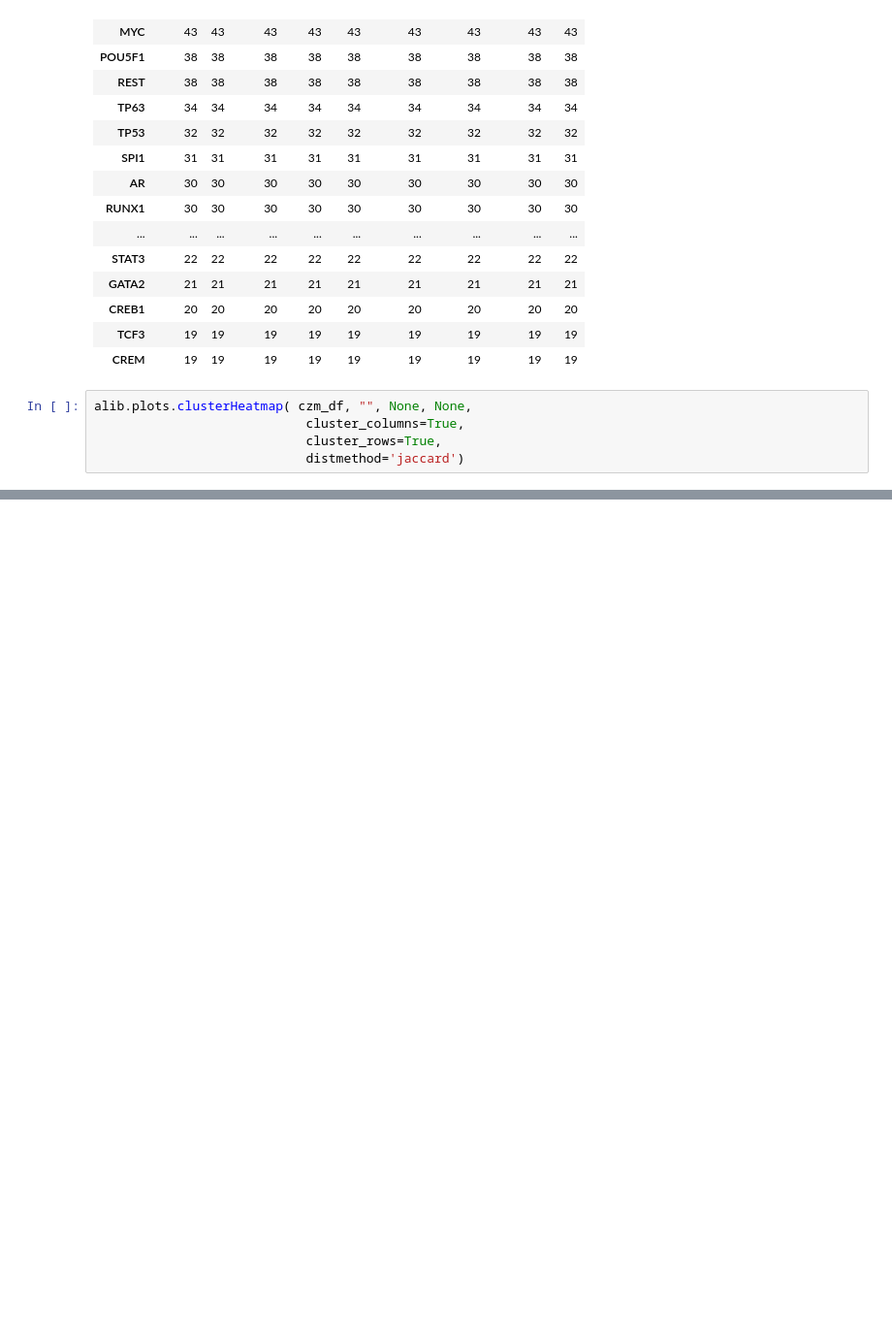
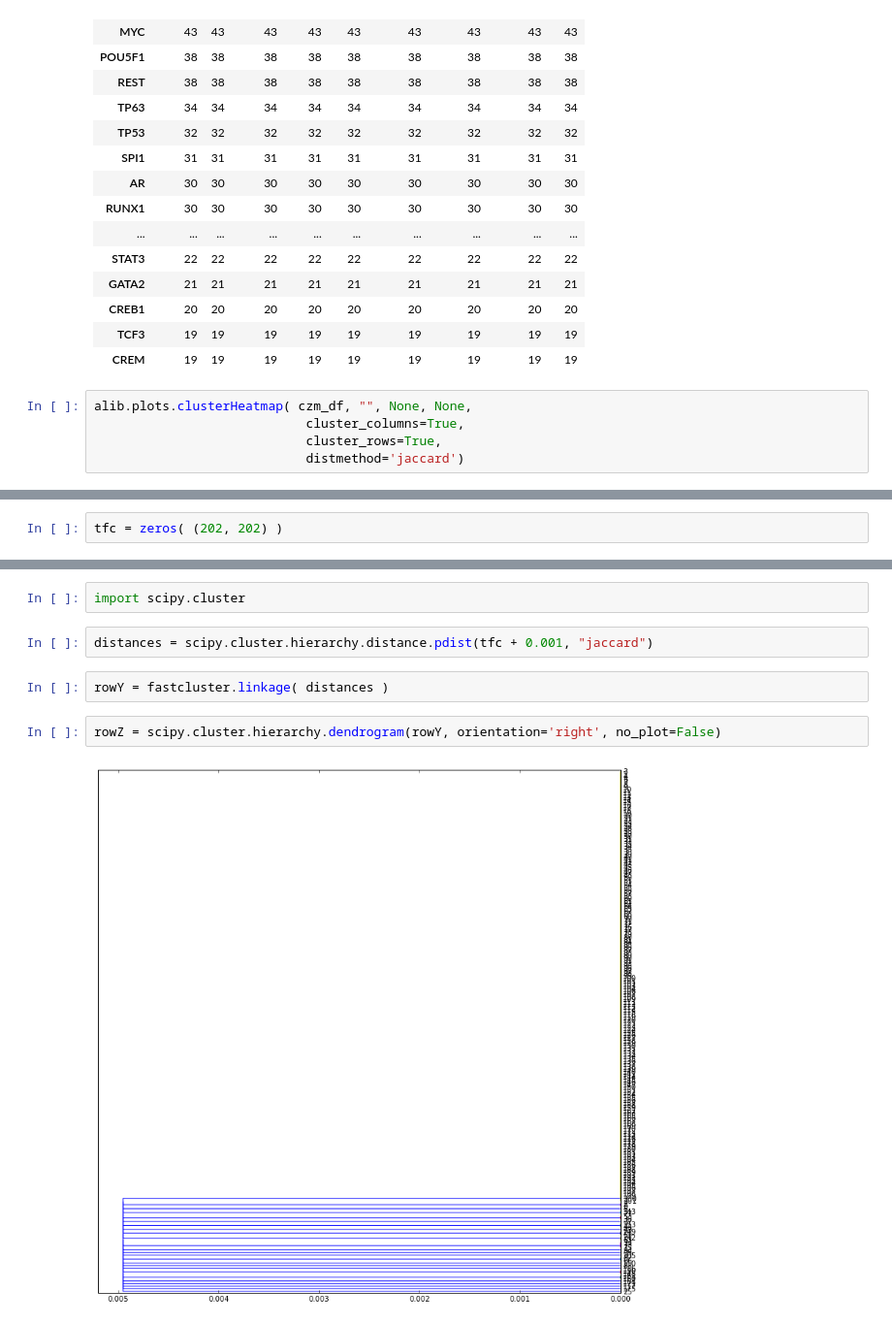
Before and after one commit to aheilbut/pdmouse, a Jupyter notebook: py/pd_chea.ipynb, the cells around one changed output, grey strips where cells are left out. Shown at 97% size. Cells and saved outputs as stored; diff of their text form; blank space fills up the shorter version.

Commit message:
use fastcluster notebok edits

```diff
--- a/py/pd_chea.ipynb
+++ b/py/pd_chea.ipynb
@@ -1256,0 +1721,2 @@ alib.plots.clusterHeatmap( czm_df, "", None, None,
+# %%
+tfc = zeros( (202, 202) )
@@ -1256,0 +1733,10 @@ alib.plots.clusterHeatmap( czm_df, "", None, None,
+# %%
+import scipy.cluster
+# %%
+distances = scipy.cluster.hierarchy.distance.pdist(tfc + 0.001, "jaccard")
+# %%
+rowY = fastcluster.linkage( distances )
+# %%
+rowZ = scipy.cluster.hierarchy.dendrogram(rowY, orientation='right', no_plot=False)
+# %% [output]
+[figure, added]
```
Also changed, not shown: parts of 193 cells of this notebook, 5 other files.
